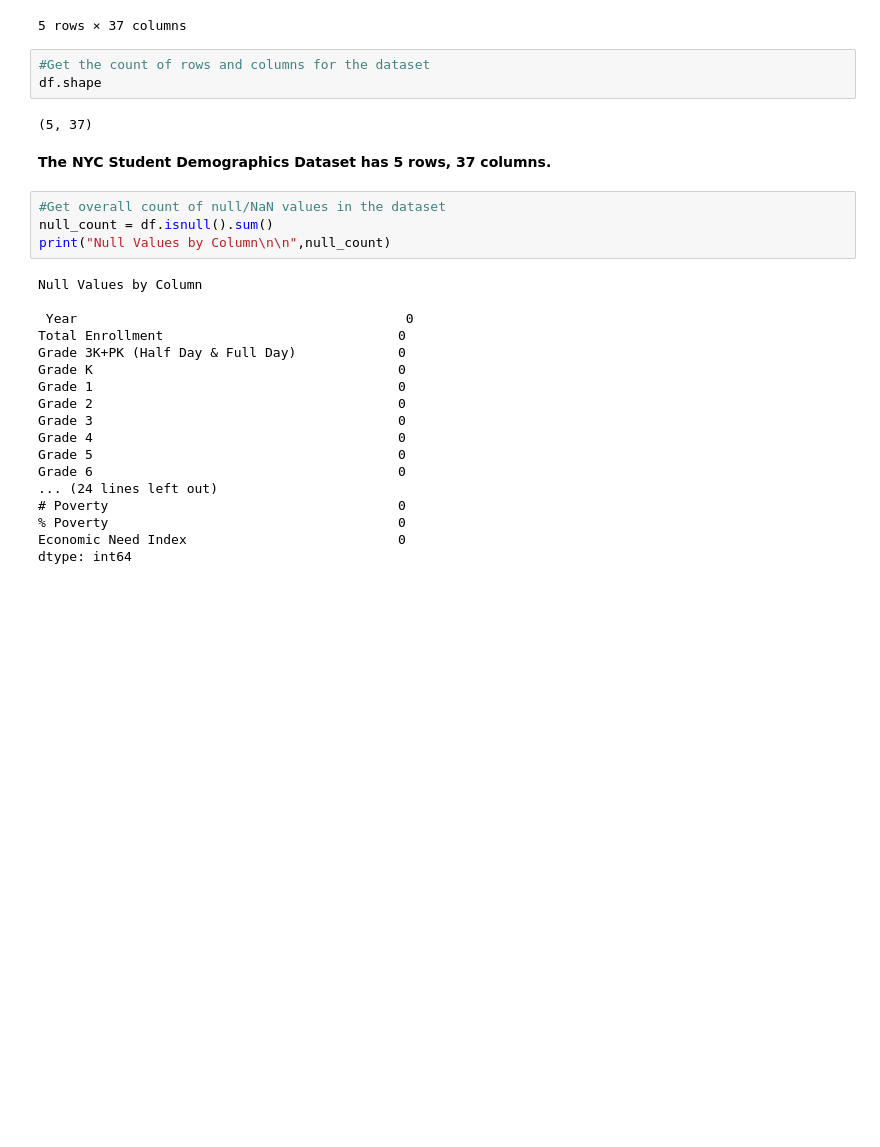
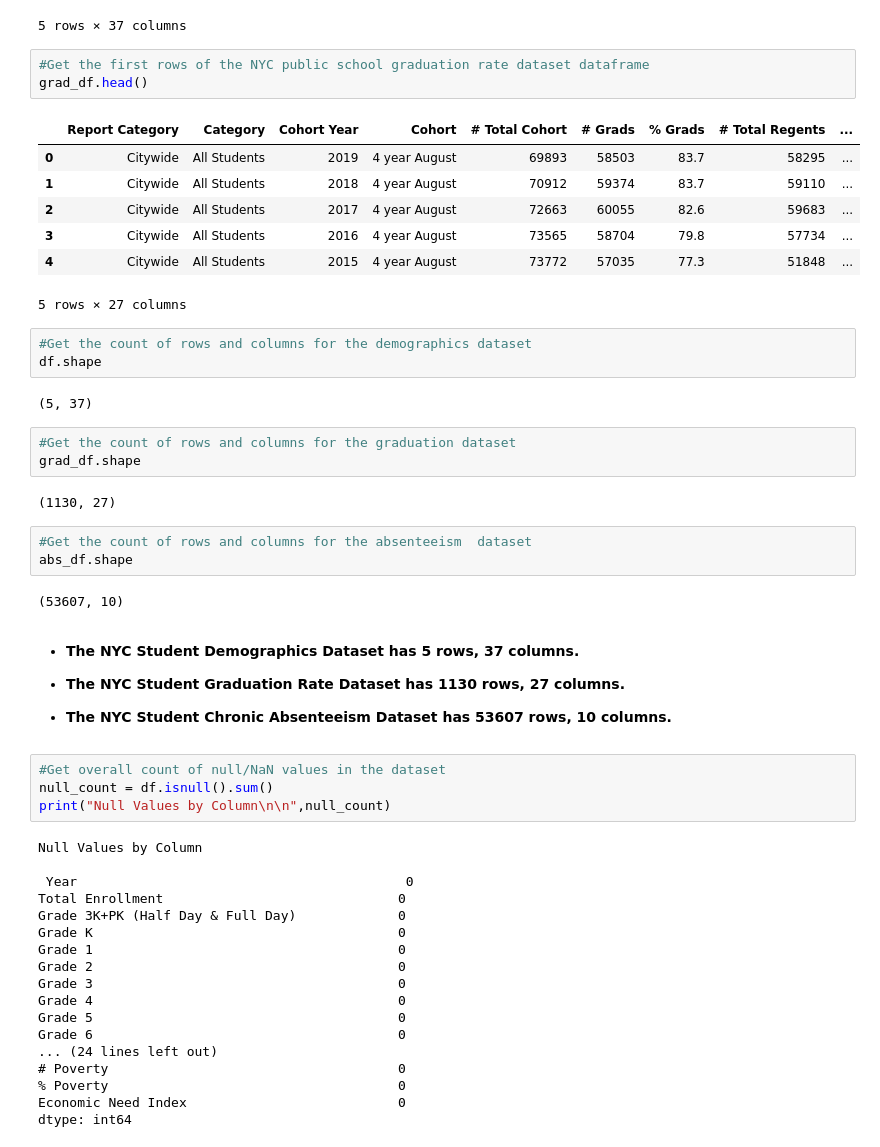
Before and after one commit to thetechleila/NYC-Public-Schools-EDA-Pre-and-Post-Pandemic, a Jupyter notebook: code/EDA_Demographics.ipynb, the cells around one changed output. Saved outputs shown, nothing was run; the diff lists cells and outputs as text; blank space fills up the shorter version.

```diff
--- a/code/EDA_Demographics.ipynb
+++ b/code/EDA_Demographics.ipynb
@@ -37,13 +37,38 @@ df.head()
 | 3 | 2018-19 | 1126501 | 73904 | 78627 | 81908 | 81205 | 81706 | 82510 | 82044 | ... |
 | 4 | 2019-20 | 1131868 | 87480 | 78587 | 79171 | 80298 | 79555 | 80287 | 81513 | ... |
 5 rows × 37 columns
+# %%
+#Get the first rows of the NYC public school graduation rate dataset dataframe
+grad_df.head()
+# %% [output]
+|  | Report Category | Category | Cohort Year | Cohort | # Total Cohort | # Grads | % Grads | # Total Regents | ... |
+| 0 | Citywide | All Students | 2019 | 4 year August | 69893 | 58503 | 83.7 | 58295 | ... |
+| 1 | Citywide | All Students | 2018 | 4 year August | 70912 | 59374 | 83.7 | 59110 | ... |
+| 2 | Citywide | All Students | 2017 | 4 year August | 72663 | 60055 | 82.6 | 59683 | ... |
+| 3 | Citywide | All Students | 2016 | 4 year August | 73565 | 58704 | 79.8 | 57734 | ... |
+| 4 | Citywide | All Students | 2015 | 4 year August | 73772 | 57035 | 77.3 | 51848 | ... |
+5 rows × 27 columns
 # %%
-#Get the count of rows and columns for the dataset
+#Get the count of rows and columns for the demographics dataset
 df.shape
 # %% [output]
 (5, 37)
+# %%
+#Get the count of rows and columns for the graduation dataset
+grad_df.shape
+# %% [output]
+(1130, 27)
+# %%
+#Get the count of rows and columns for the absenteeism  dataset
+abs_df.shape
+# %% [output]
+(53607, 10)
 # %% [markdown]
-**The NYC Student Demographics Dataset has 5 rows, 37 columns.**
+- **The NYC Student Demographics Dataset has 5 rows, 37 columns.**
+
+- **The NYC Student Graduation Rate Dataset has 1130 rows, 27 columns.**
+
+- **The NYC Student Chronic Absenteeism Dataset has 53607 rows, 10 columns.**
 # %%
 #Get overall count of null/NaN values in the dataset
 null_count = df.isnull().sum()
```
